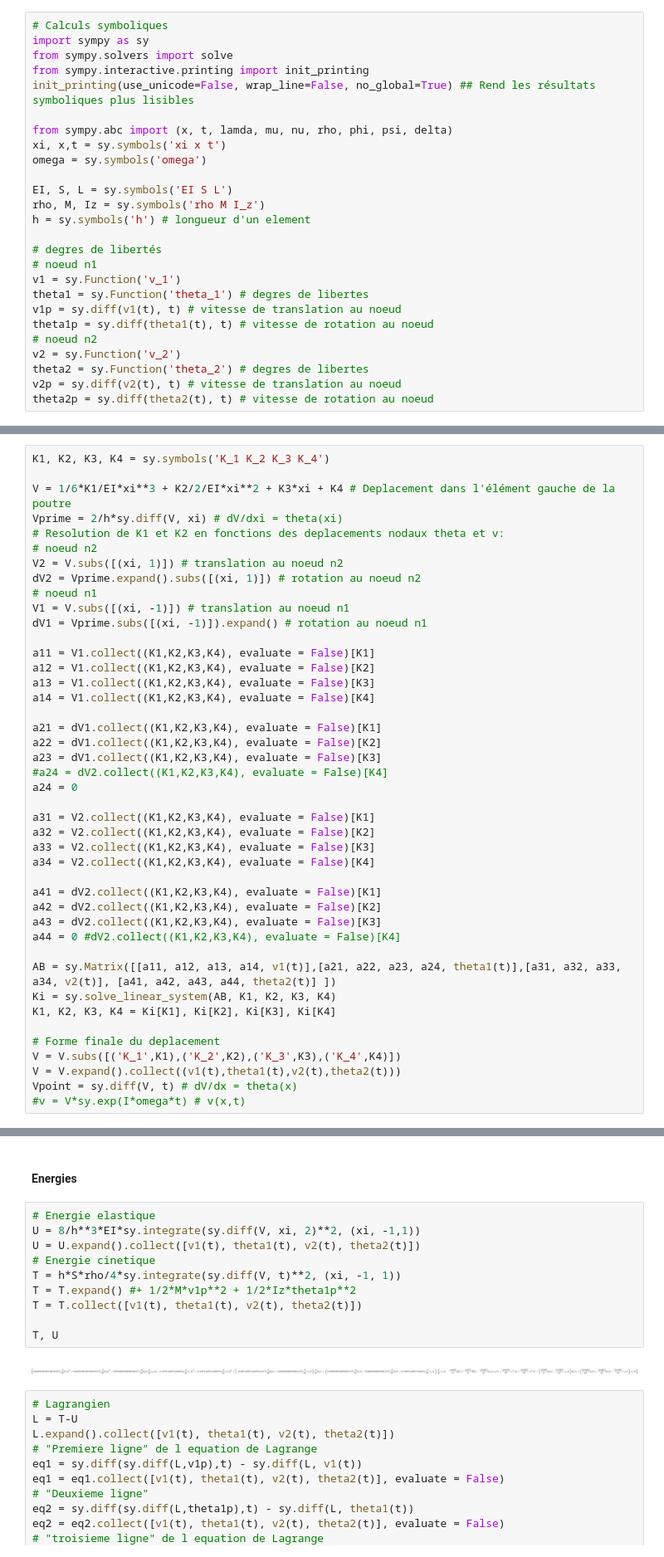
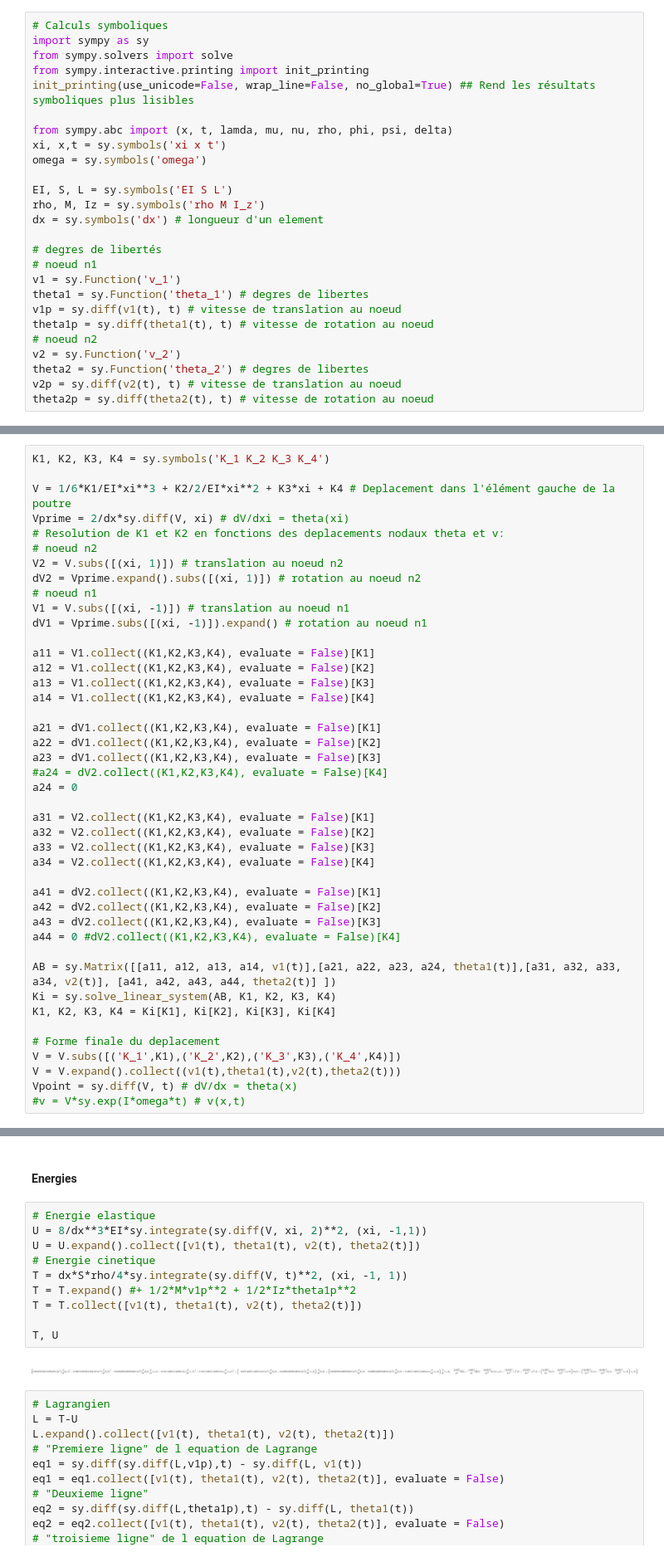
Before and after one commit to JohnMada/dm2vibration, a Jupyter notebook: codes/dm2_nddl_symb.ipynb, the cells around one changed output, grey strips where cells are left out. Shown at 83% size. Drawn from its saved outputs; the diff is of its cells as text.

```diff
--- a/codes/dm2_nddl_symb.ipynb
+++ b/codes/dm2_nddl_symb.ipynb
@@ -31,7 +31,7 @@ omega = sy.symbols('omega')
 
 EI, S, L = sy.symbols('EI S L')
 rho, M, Iz = sy.symbols('rho M I_z')
-h = sy.symbols('h') # longueur d'un element
+dx = sy.symbols('dx') # longueur d'un element
 
 # degres de libertés
 # noeud n1
@@ -52,7 +52,7 @@ theta2p = sy.diff(theta2(t), t) # vitesse de rotation au noeud
 K1, K2, K3, K4 = sy.symbols('K_1 K_2 K_3 K_4')
 
 V = 1/6*K1/EI*xi**3 + K2/2/EI*xi**2 + K3*xi + K4 # Deplacement dans l'élément gauche de la poutre
-Vprime = 2/h*sy.diff(V, xi) # dV/dxi = theta(xi)
+Vprime = 2/dx*sy.diff(V, xi) # dV/dxi = theta(xi)
 # Resolution de K1 et K2 en fonctions des deplacements nodaux theta et v:
 # noeud n2
 V2 = V.subs([(xi, 1)]) # translation au noeud n2
@@ -110,16 +105,16 @@ NameError: name 'C1' is not defined
 #### Energies
 # %%
 # Energie elastique
-U = 8/h**3*EI*sy.integrate(sy.diff(V, xi, 2)**2, (xi, -1,1))
+U = 8/dx**3*EI*sy.integrate(sy.diff(V, xi, 2)**2, (xi, -1,1))
 U = U.expand().collect([v1(t), theta1(t), v2(t), theta2(t)])
 # Energie cinetique
-T = h*S*rho/4*sy.integrate(sy.diff(V, t)**2, (xi, -1, 1))
+T = dx*S*rho/4*sy.integrate(sy.diff(V, t)**2, (xi, -1, 1))
 T = T.expand() #+ 1/2*M*v1p**2 + 1/2*Iz*theta1p**2
 T = T.collect([v1(t), theta1(t), v2(t), theta2(t)])
 
 T, U
 # %% [output]
-[figure, old version]
+[figure, new version]
 # %%
 # Lagrangien
 L = T-U
```
Also changed, not shown: parts of 8 cells of this notebook.
